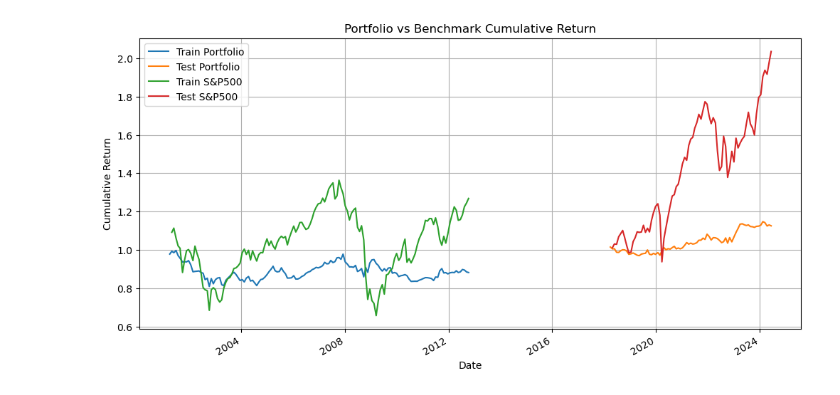
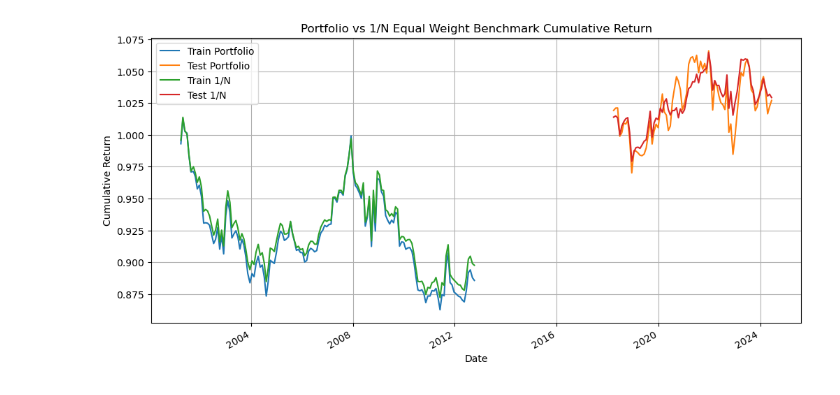
Before and after one commit to ChoiInYeol/ChartPortfolio, a Jupyter notebook: TS_Model/Result/test.ipynb, the cells around one changed output. Drawn from its saved outputs; the diff is of its cells as text; code cells hidden in the pictures.

```diff
--- a/TS_Model/Result/test.ipynb
+++ b/TS_Model/Result/test.ipynb
@@ -58,42 +59,41 @@ test_df.plot(kind='line')
 # %%
-return_path = '../../Data/processed/return_df.csv'
-benchmark_path = '../../Data/processed/snp500_index.csv'
+return_path = '../data/filtered_returns.csv'
 return_df = pd.read_csv(return_path, index_col=0)
 return_df.index = pd.to_datetime(return_df.index)
-benchmark_df = pd.read_csv(benchmark_path, index_col=0)
-benchmark_df.index = pd.to_datetime(benchmark_df.index)
 
-# Train/Test 데이터 각각에 대해 return_df와 benchmark_df 재정렬
+# Train/Test 데이터 각각에 대해 return_df 재정렬
 train_return_df = return_df.reindex(train_df.index)
 test_return_df = return_df.reindex(test_df.index)
-train_benchmark_df = benchmark_df.reindex(train_df.index)
-test_benchmark_df = benchmark_df.reindex(test_df.index)
+
+# 1/N 동일가중 포트폴리오 생성
+n_assets = return_df.shape[1]
+equal_weights = pd.DataFrame(1/n_assets, index=return_df.index, columns=return_df.columns)
 
 # Train 포트폴리오 수익률 계산
 train_portfolio_return = (train_df * train_return_df).sum(axis=1)
 train_portfolio_cumulative = (1 + train_portfolio_return).cumprod()
 
 # Test 포트폴리오 수익률 계산
 test_portfolio_return = (test_df * test_return_df).sum(axis=1)
 test_portfolio_cumulative = (1 + test_portfolio_return).cumprod()
 
-# 벤치마크(S&P500) 수익률 계산
-train_benchmark_return = train_benchmark_df['Close'].pct_change()
+# 벤치마크(1/N) 수익률 계산
+train_benchmark_return = (equal_weights.loc[train_df.index] * train_return_df).sum(axis=1)
 train_benchmark_cumulative = (1 + train_benchmark_return).cumprod()
-test_benchmark_return = test_benchmark_df['Close'].pct_change()
+test_benchmark_return = (equal_weights.loc[test_df.index] * test_return_df).sum(axis=1)
 test_benchmark_cumulative = (1 + test_benchmark_return).cumprod()
 
 # 포트폴리오 vs 벤치마크 누적 수익률 그래프
 plt.figure(figsize=(12, 6))
 train_portfolio_cumulative.plot(label='Train Portfolio')
 test_portfolio_cumulative.plot(label='Test Portfolio')
-train_benchmark_cumulative.plot(label='Train S&P500')
-test_benchmark_cumulative.plot(label='Test S&P500')
-plt.title('Portfolio vs Benchmark Cumulative Return')
+train_benchmark_cumulative.plot(label='Train 1/N')
+test_benchmark_cumulative.plot(label='Test 1/N')
+plt.title('Portfolio vs 1/N Equal Weight Benchmark Cumulative Return')
 plt.xlabel('Date')
 plt.ylabel('Cumulative Return')
 plt.legend()
 plt.grid(True)
 plt.show()
 # %% [output]
-[figure, old version]
+[figure, new version]
```
Also changed, not shown: parts of 3 cells of this notebook, 9 other files.
